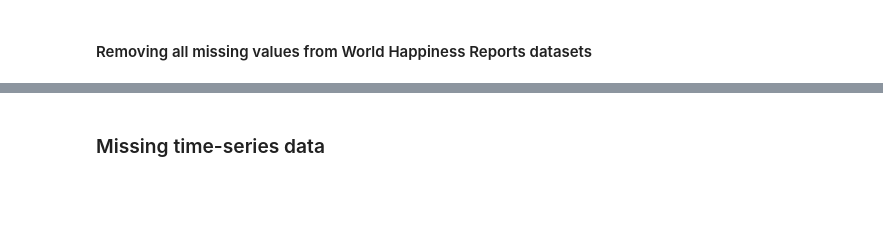
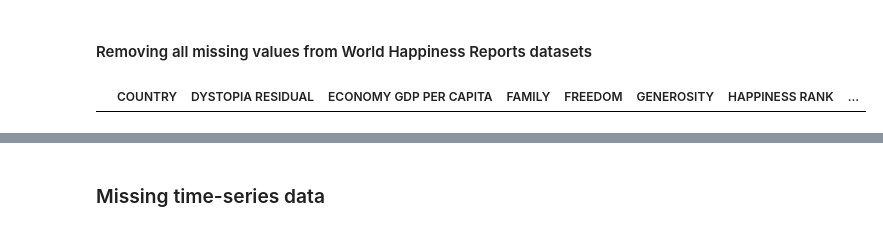
Before and after one commit to evgenursic/python-analitika-2, a Jupyter notebook: Del_03_Pandas_data_cleaning_napredno/03_Pandas_data_cleaning_napredno_CLEAN.ipynb, the cells around one changed output, grey strips where cells are left out. Saved outputs shown, nothing was run; the diff lists cells and outputs as text; code cells hidden in the pictures; blank space fills up the shorter version.

```diff
--- a/Del_03_Pandas_data_cleaning_napredno/03_Pandas_data_cleaning_napredno_CLEAN.ipynb
+++ b/Del_03_Pandas_data_cleaning_napredno/03_Pandas_data_cleaning_napredno_CLEAN.ipynb
@@ -715,7 +1182,9 @@ plt.show()
 # %% [markdown]
 #### Removing all missing values from World Happiness Reports datasets
 # %%
-dups = combine_droped.duplicated(['COUNTRY', 'YEAR'])
+dups = combined_droped.duplicated(['COUNTRY', 'YEAR'])
 # %%
-combine_droped[dups]
+combined_droped[dups]
+# %% [output]
+|  | COUNTRY | DYSTOPIA RESIDUAL | ECONOMY GDP PER CAPITA | FAMILY | FREEDOM | GENEROSITY | HAPPINESS RANK | ... |
 # %%
```
Also changed, not shown: parts of 91 cells of this notebook, 15 other files.
